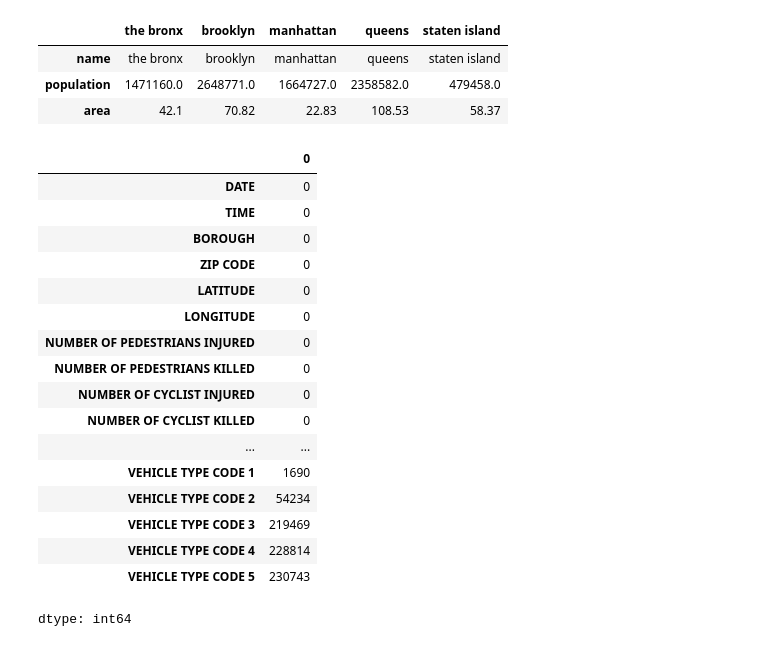
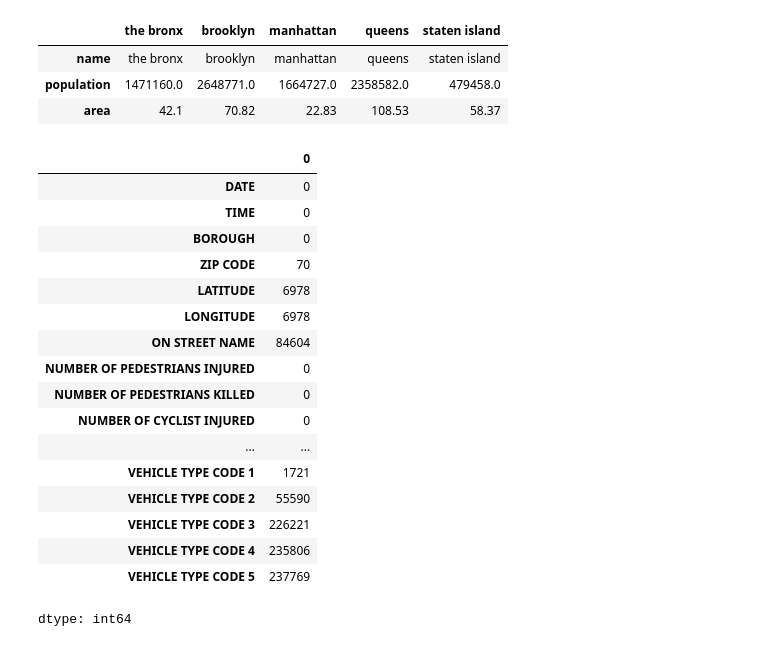
Before and after one commit to cesarorrr/Big-Data-Class, a Jupyter notebook: Ejercicio_grupo_datos_preProyecto.ipynb, the cells around one changed output. Saved outputs shown, nothing was run; the diff lists cells and outputs as text; code cells hidden in the pictures.

```diff
--- a/Ejercicio_grupo_datos_preProyecto.ipynb
+++ b/Ejercicio_grupo_datos_preProyecto.ipynb
@@ -18,47 +17,30 @@ borough_data.head()
 # %%
 # Subimos los datos y asignamos a una variable
 
 accidents = pd.read_csv("/content/accidents.csv",delimiter=";")
 # accidents.head(-5)
-# accidents.info()
+# accidents.describe()
 # accidents.shape
-# accidents["CONTRIBUTING FACTOR VEHICLE 1"].value_counts()
-# accidents["CONTRIBUTING FACTOR VEHICLE 2"].value_counts()
-# accidents["CONTRIBUTING FACTOR VEHICLE 5"]
 # accidents.isna().sum()
 # accidents.shape
-# https://python-graph-gallery.com/
+# Comprobamo cuantos valores nulos tenemos en la tabla y tenemos que verificar
+accidents.isna().sum()
+# %% [output]
+|  | 0 |
+| DATE | 0 |
+| TIME | 0 |
+| BOROUGH | 0 |
+| ZIP CODE | 70 |
+| LATITUDE | 6978 |
+| LONGITUDE | 6978 |
+| ON STREET NAME | 84604 |
+| NUMBER OF PEDESTRIANS INJURED | 0 |
+| NUMBER OF PEDESTRIANS KILLED | 0 |
+| NUMBER OF CYCLIST INJURED | 0 |
+| ... | ... |
+| VEHICLE TYPE CODE 1 | 1721 |
+| VEHICLE TYPE CODE 2 | 55590 |
+| VEHICLE TYPE CODE 3 | 226221 |
+| VEHICLE TYPE CODE 4 | 235806 |
+| VEHICLE TYPE CODE 5 | 237769 |
+dtype: int64
-# %%
-# LOngitud y lalitut = Nan eliminas la fila
-# ZIP Code = Nan eliminasmos la fila
-# ON STREET NAME inputar por subgrupo
-# CONTRIBUTING FACTOR inputar por subgrupo
-# VEHICLE TYPE inputar por subgrupo
-
-accidents_clear = accidents.dropna(subset=['LATITUDE','LONGITUDE','ZIP CODE'])
-accidents_clear = accidents_clear.drop(columns=['ON STREET NAME'])
-
-colums_to_convert = ['CONTRIBUTING FACTOR VEHICLE 1','CONTRIBUTING FACTOR VEHICLE 2','CONTRIBUTING FACTOR VEHICLE 3','CONTRIBUTING FACTOR VEHICLE 4','CONTRIBUTING FACTOR VEHICLE 5']
-accidents_clear[colums_to_convert] = accidents_clear[colums_to_convert].notnull().astype(int)
-
-accidents_clear.isna().sum()
-# accidents_clear.shape
-# %% [output]
-|  | 0 |
-| DATE | 0 |
-| TIME | 0 |
-| BOROUGH | 0 |
-| ZIP CODE | 0 |
-| LATITUDE | 0 |
-| LONGITUDE | 0 |
-| NUMBER OF PEDESTRIANS INJURED | 0 |
-| NUMBER OF PEDESTRIANS KILLED | 0 |
-| NUMBER OF CYCLIST INJURED | 0 |
-| NUMBER OF CYCLIST KILLED | 0 |
-| ... | ... |
-| VEHICLE TYPE CODE 1 | 1690 |
-| VEHICLE TYPE CODE 2 | 54234 |
-| VEHICLE TYPE CODE 3 | 219469 |
-| VEHICLE TYPE CODE 4 | 228814 |
-| VEHICLE TYPE CODE 5 | 230743 |
-dtype: int64
```
Also changed, not shown: parts of 3 cells of this notebook.
